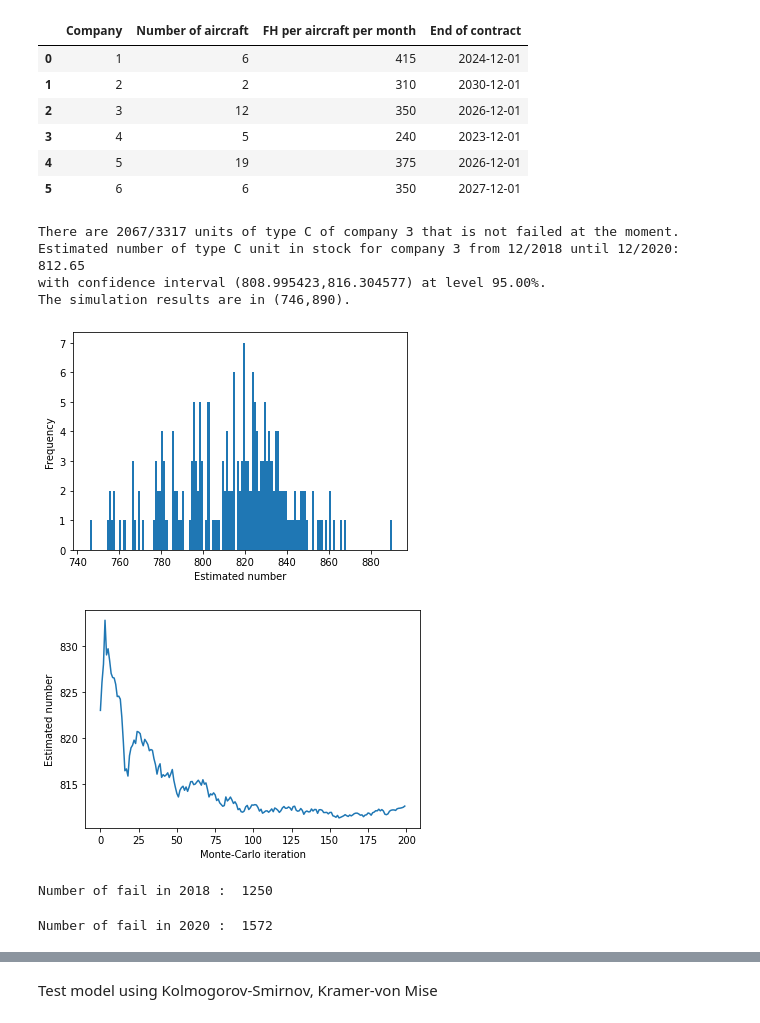
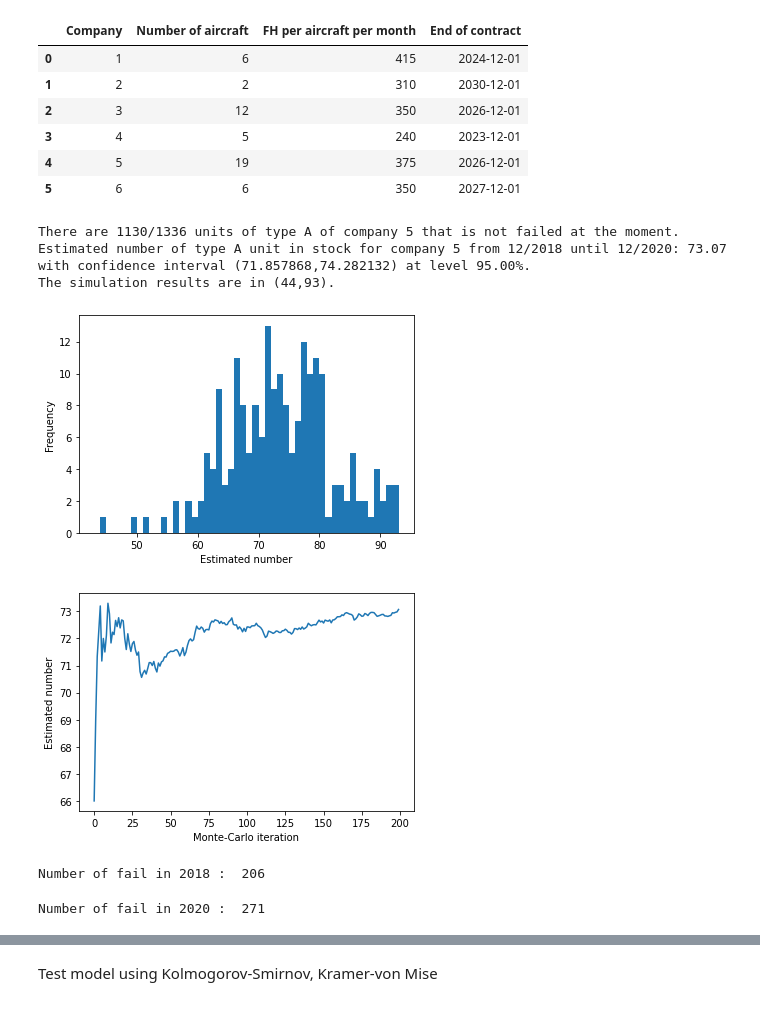
Before and after one commit to nghi-truyen/Flight-Data-Analysis, a Jupyter notebook: FlightDataAnalysis.ipynb, the cells around one changed output, grey strips where cells are left out. Drawn from its saved outputs; the diff is of its cells as text; code cells hidden in the pictures.

```diff
--- a/FlightDataAnalysis.ipynb
+++ b/FlightDataAnalysis.ipynb
@@ -342,7 +342,8 @@ The simulation results are in (835,845).
 # %% [markdown]
 ## IV. Test-Validation:
 # %%
-file_test = "./INSA-Airbus FHS - Data set PN_C Dec-18.xlsx"
+file_test = "./Datatest_until_Dec-2018.xlsx"
+# "./INSA-Airbus FHS - Data set PN_C Dec-18.xlsx"
 combined_test, air_test = preprocessing(file_test)
 types_test = pd.unique(combined_test["PN"])
 types_test = types_test[np.logical_not(pd.isnull(types_test))]
@@ -376,34 +377,34 @@ air_test
 | 4 | 5 | 19 | 375 | 2026-12-01 |
 | 5 | 6 | 6 | 350 | 2027-12-01 |
 # %%
-company=3         # must be in INTEGER
-unit_type='C' # STRING
+company=5         # must be in INTEGER
+unit_type='A' # STRING
 year=2020         # INTEGER
 month=12           # INTEGER
 
 date_test = dt.datetime(2018,12,1)
 Result_display(company,unit_type,year,month,df=data_test,df_types=data_test_types,airlines=air_test,Begin=date_test)
 # %% [output]
-There are 2067/3317 units of type C of company 3 that is not failed at the moment.
-Estimated number of type C unit in stock for company 3 from 12/2018 until 12/2020: 812.65
-with confidence interval (808.995423,816.304577) at level 95.00%.
-The simulation results are in (746,890).
+There are 1130/1336 units of type A of company 5 that is not failed at the moment.
+Estimated number of type A unit in stock for company 5 from 12/2018 until 12/2020: 73.07
+with confidence interval (71.857868,74.282132) at level 95.00%.
+The simulation results are in (44,93).
-[figure, old version]
+[figure, new version]
-[figure, old version]
+[figure, new version]
 # %%
-table_18 = data_test[data_test.PN=='C']
-table_18 = table_18[table_18.Company==3]
+table_18 = data_test[data_test.PN=='A']
+table_18 = table_18[table_18.Company==5]
 table_18 = table_18[table_18.failed==True]
 print("Number of fail in 2018 : ", len(table_18))
 # %% [output]
-Number of fail in 2018 :  1250
+Number of fail in 2018 :  206
 # %%
-table_20 = data[data.PN=='C']
-table_20 = table_20[table_20.Company==3]
+table_20 = data[data.PN=='A']
+table_20 = table_20[table_20.Company==5]
 table_20 = table_20[table_20.failed==True]
 print("Number of fail in 2020 : ", len(table_20))
 # %% [output]
-Number of fail in 2020 :  1572
+Number of fail in 2020 :  271
 # %%
 print("Number of fail from 12/2018 to 12/2020 in reality : ",len(table_20)-len(table_18))
 # %% [output]
```
Also changed, not shown: parts of 7 cells of this notebook, 2 other files.
